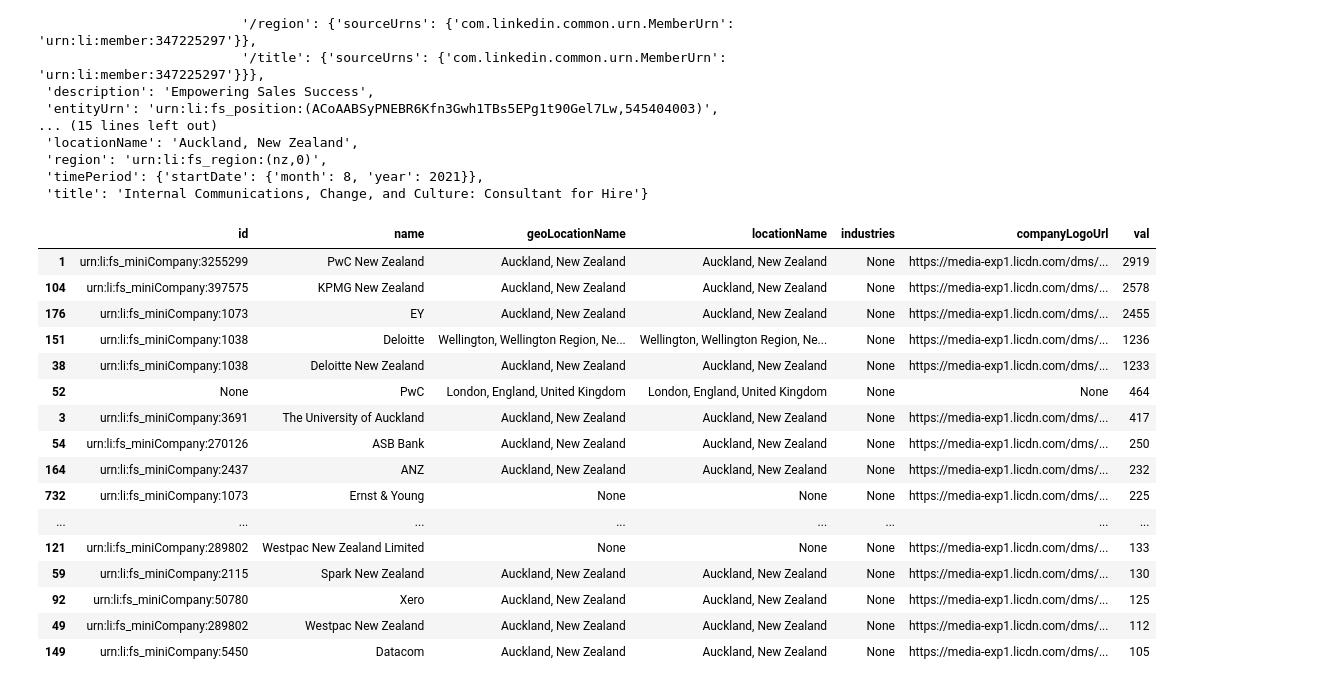
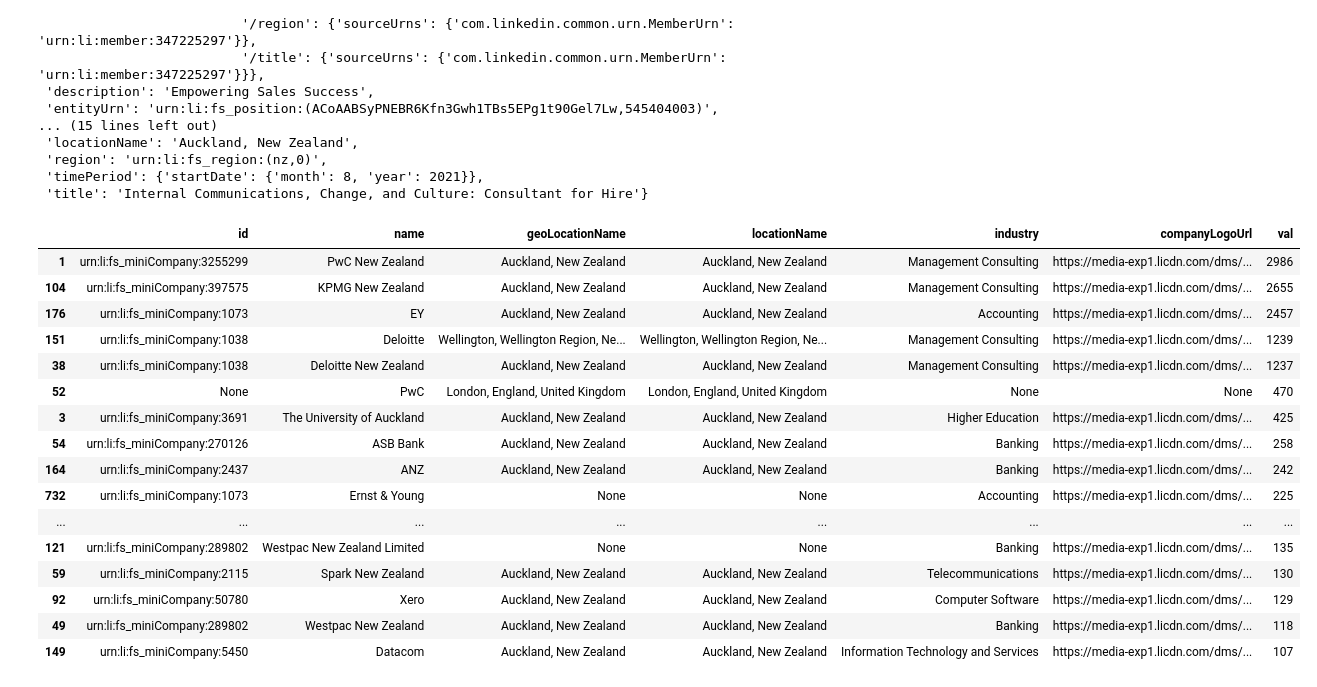
Before and after one commit to UoA-eResearch/linkedin, a Jupyter notebook: fetch.ipynb, the cells around one changed output. Drawn from its saved outputs; the diff is of its cells as text; code cells hidden in the pictures.

Commit message:
simplify fetch.ipynb, extract company industry, write to xlsx

```diff
--- a/fetch.ipynb
+++ b/fetch.ipynb
@@ -154,9 +141,0 @@ current_people_df
-# %%
-e = None
-for public_id in tqdm(current_people_df.public_id):
-    try:
-        results.append(api.get_profile(public_id))
-        time.sleep(10)
-    except Exception as e:
-        print(e)
-        break
@@ -200,9 +141,0 @@ len(all_people_pwc_kpmg_df)
-# %%
-e = None
-for public_id in tqdm(all_people_pwc_kpmg_df.public_id):
-    try:
-        results.append(api.get_profile(public_id))
-        time.sleep(10)
-    except Exception as e:
-        print(e)
-        break
@@ -211,0 +142,7 @@ json.dump(results, open("profiles.json", "w"))
+# %%
+# De-duplicate profiles
+profile_dict = {}
+for p in profiles:
+    if "profile_id" in p:
+        profile_dict[p["profile_id"]] = p
+print(len(profile_dict))
@@ -212,19 +151,23 @@ json.dump(results, open("profiles.json", "w"))
 # %%
 nodes = {}
 edges = {}
-for r in tqdm(results):
+for r in tqdm(profile_dict.values()):
     for i, e in enumerate(r["experience"]):
         companyName = e.get("companyName")
         if not companyName:
             pprint(e)
             continue
         if companyName not in nodes:
+            industry = None
+            industries = e.get("company", {}).get("industries")
+            if industries:
+                industry = industries[0]
             nodes[companyName] = {
                 "id": e.get("companyUrn"),
                 "name": companyName,
                 "geoLocationName": e.get("geoLocationName"),
                 "locationName": e.get("locationName"),
-                "industries": e.get("industries"),
+                "industry": industry,
                 "companyLogoUrl": e.get("companyLogoUrl"),
                 "val": 0
             }
@@ -262,24 +205,24 @@ for r in tqdm(results):
  'timePeriod': {'startDate': {'month': 8, 'year': 2021}},
  'title': 'Internal Communications, Change, and Culture: Consultant for Hire'}
 # %%
-node_df = pd.DataFrame(nodes.values())
+node_df = pd.DataFrame(nodes.values()).sort_values(by="val", ascending=False)
 pd.set_option('display.max_rows', 100)
-node_df.sort_values(by="val", ascending=False).head(20)
+node_df.head(20)
 # %% [output]
-|  | id | name | geoLocationName | locationName | industries | companyLogoUrl | val |
-| 1 | urn:li:fs_miniCompany:3255299 | PwC New Zealand | Auckland, New Zealand | Auckland, New Zealand | None | https://media-exp1.licdn.com/dms/... | 2919 |
-| 104 | urn:li:fs_miniCompany:397575 | KPMG New Zealand | Auckland, New Zealand | Auckland, New Zealand | None | https://media-exp1.licdn.com/dms/... | 2578 |
-| 176 | urn:li:fs_miniCompany:1073 | EY | Auckland, New Zealand | Auckland, New Zealand | None | https://media-exp1.licdn.com/dms/... | 2455 |
-| 151 | urn:li:fs_miniCompany:1038 | Deloitte | Wellington, Wellington Region, Ne... | Wellington, Wellington Region, Ne... | None | https://media-exp1.licdn.com/dms/... | 1236 |
-| 38 | urn:li:fs_miniCompany:1038 | Deloitte New Zealand | Auckland, New Zealand | Auckland, New Zealand | None | https://media-exp1.licdn.com/dms/... | 1233 |
-| 52 | None | PwC | London, England, United Kingdom | London, England, United Kingdom | None | None | 464 |
-| 3 | urn:li:fs_miniCompany:3691 | The University of Auckland | Auckland, New Zealand | Auckland, New Zealand | None | https://media-exp1.licdn.com/dms/... | 417 |
-| 54 | urn:li:fs_miniCompany:270126 | ASB Bank | Auckland, New Zealand | Auckland, New Zealand | None | https://media-exp1.licdn.com/dms/... | 250 |
-| 164 | urn:li:fs_miniCompany:2437 | ANZ | Auckland, New Zealand | Auckland, New Zealand | None | https://media-exp1.licdn.com/dms/... | 232 |
-| 732 | urn:li:fs_miniCompany:1073 | Ernst & Young | None | None | None | https://media-exp1.licdn.com/dms/... | 225 |
+|  | id | name | geoLocationName | locationName | industry | companyLogoUrl | val |
+| 1 | urn:li:fs_miniCompany:3255299 | PwC New Zealand | Auckland, New Zealand | Auckland, New Zealand | Management Consulting | https://media-exp1.licdn.com/dms/... | 2986 |
+| 104 | urn:li:fs_miniCompany:397575 | KPMG New Zealand | Auckland, New Zealand | Auckland, New Zealand | Management Consulting | https://media-exp1.licdn.com/dms/... | 2655 |
+| 176 | urn:li:fs_miniCompany:1073 | EY | Auckland, New Zealand | Auckland, New Zealand | Accounting | https://media-exp1.licdn.com/dms/... | 2457 |
+| 151 | urn:li:fs_miniCompany:1038 | Deloitte | Wellington, Wellington Region, Ne... | Wellington, Wellington Region, Ne... | Management Consulting | https://media-exp1.licdn.com/dms/... | 1239 |
+| 38 | urn:li:fs_miniCompany:1038 | Deloitte New Zealand | Auckland, New Zealand | Auckland, New Zealand | Management Consulting | https://media-exp1.licdn.com/dms/... | 1237 |
+| 52 | None | PwC | London, England, United Kingdom | London, England, United Kingdom | None | None | 470 |
+| 3 | urn:li:fs_miniCompany:3691 | The University of Auckland | Auckland, New Zealand | Auckland, New Zealand | Higher Education | https://media-exp1.licdn.com/dms/... | 425 |
+| 54 | urn:li:fs_miniCompany:270126 | ASB Bank | Auckland, New Zealand | Auckland, New Zealand | Banking | https://media-exp1.licdn.com/dms/... | 258 |
+| 164 | urn:li:fs_miniCompany:2437 | ANZ | Auckland, New Zealand | Auckland, New Zealand | Banking | https://media-exp1.licdn.com/dms/... | 242 |
+| 732 | urn:li:fs_miniCompany:1073 | Ernst & Young | None | None | Accounting | https://media-exp1.licdn.com/dms/... | 225 |
 | ... | ... | ... | ... | ... | ... | ... | ... |
-| 121 | urn:li:fs_miniCompany:289802 | Westpac New Zealand Limited | None | None | None | https://media-exp1.licdn.com/dms/... | 133 |
-| 59 | urn:li:fs_miniCompany:2115 | Spark New Zealand | Auckland, New Zealand | Auckland, New Zealand | None | https://media-exp1.licdn.com/dms/... | 130 |
-| 92 | urn:li:fs_miniCompany:50780 | Xero | Auckland, New Zealand | Auckland, New Zealand | None | https://media-exp1.licdn.com/dms/... | 125 |
-| 49 | urn:li:fs_miniCompany:289802 | Westpac New Zealand | Auckland, New Zealand | Auckland, New Zealand | None | https://media-exp1.licdn.com/dms/... | 112 |
-| 149 | urn:li:fs_miniCompany:5450 | Datacom | Auckland, New Zealand | Auckland, New Zealand | None | https://media-exp1.licdn.com/dms/... | 105 |
+| 121 | urn:li:fs_miniCompany:289802 | Westpac New Zealand Limited | None | None | Banking | https://media-exp1.licdn.com/dms/... | 135 |
+| 59 | urn:li:fs_miniCompany:2115 | Spark New Zealand | Auckland, New Zealand | Auckland, New Zealand | Telecommunications | https://media-exp1.licdn.com/dms/... | 130 |
+| 92 | urn:li:fs_miniCompany:50780 | Xero | Auckland, New Zealand | Auckland, New Zealand | Computer Software | https://media-exp1.licdn.com/dms/... | 129 |
+| 49 | urn:li:fs_miniCompany:289802 | Westpac New Zealand | Auckland, New Zealand | Auckland, New Zealand | Banking | https://media-exp1.licdn.com/dms/... | 118 |
+| 149 | urn:li:fs_miniCompany:5450 | Datacom | Auckland, New Zealand | Auckland, New Zealand | Information Technology and Services | https://media-exp1.licdn.com/dms/... | 107 |
```
Also changed, not shown: parts of 33 cells of this notebook, 2 other files.
